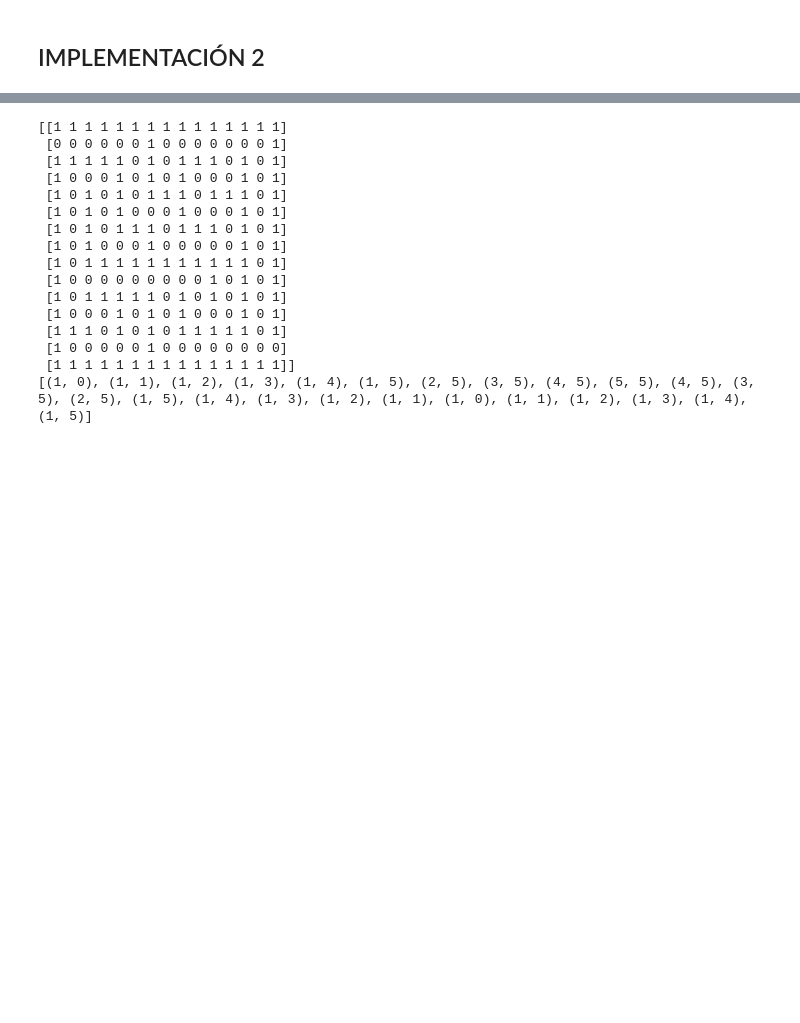
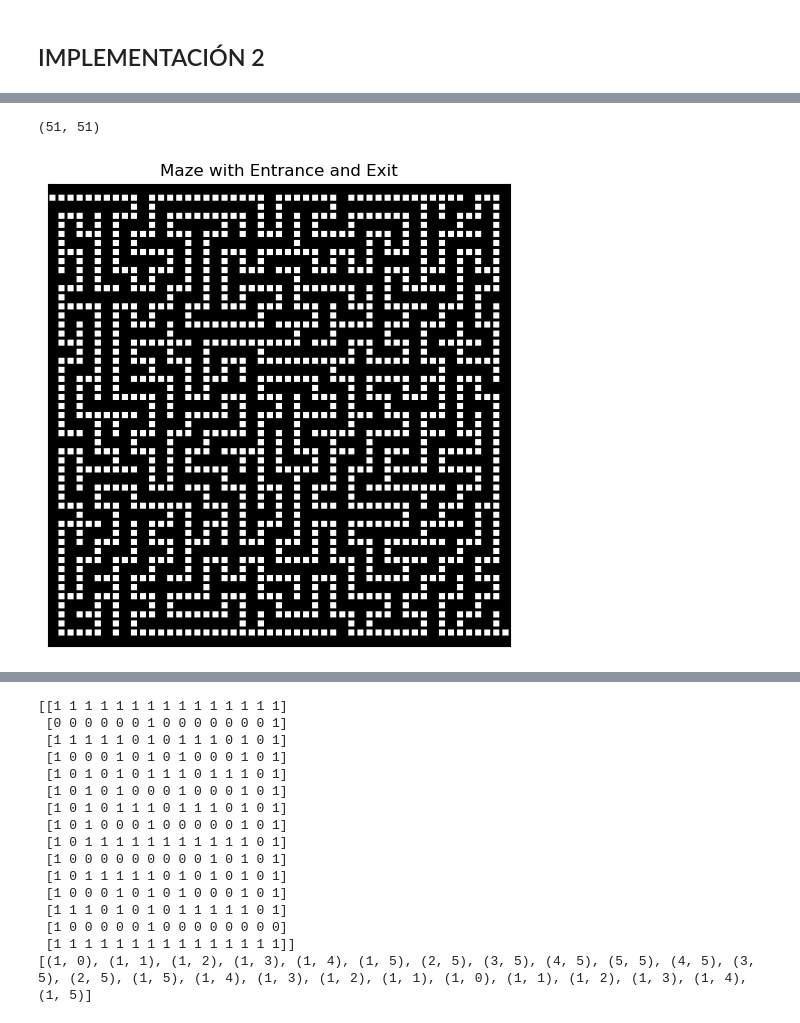
Before and after one commit to j4vierb/mos-labs, a Jupyter notebook: labs/lab6/entrega.ipynb, the cells around one changed output, grey strips where cells are left out. Cells and saved outputs as stored; diff of their text form; code cells hidden in the pictures; blank space fills up the shorter version.

```diff
--- a/labs/lab6/entrega.ipynb
+++ b/labs/lab6/entrega.ipynb
@@ -809,0 +799,7 @@ Individual(steps=[0, 1, 0, 2, 0, 1, 0, 1, 0, 1, 0, 1, 0, 2, 0, 2, 0, 1, 0, 1, 0,
+# %%
+heavy_maze = load_maze('maze_case_heavy.txt')
+print(heavy_maze.shape)
+display_maze(heavy_maze)
+# %% [output]
+(51, 51)
+[figure, added]
```
Also changed, not shown: parts of 8 cells of this notebook.
